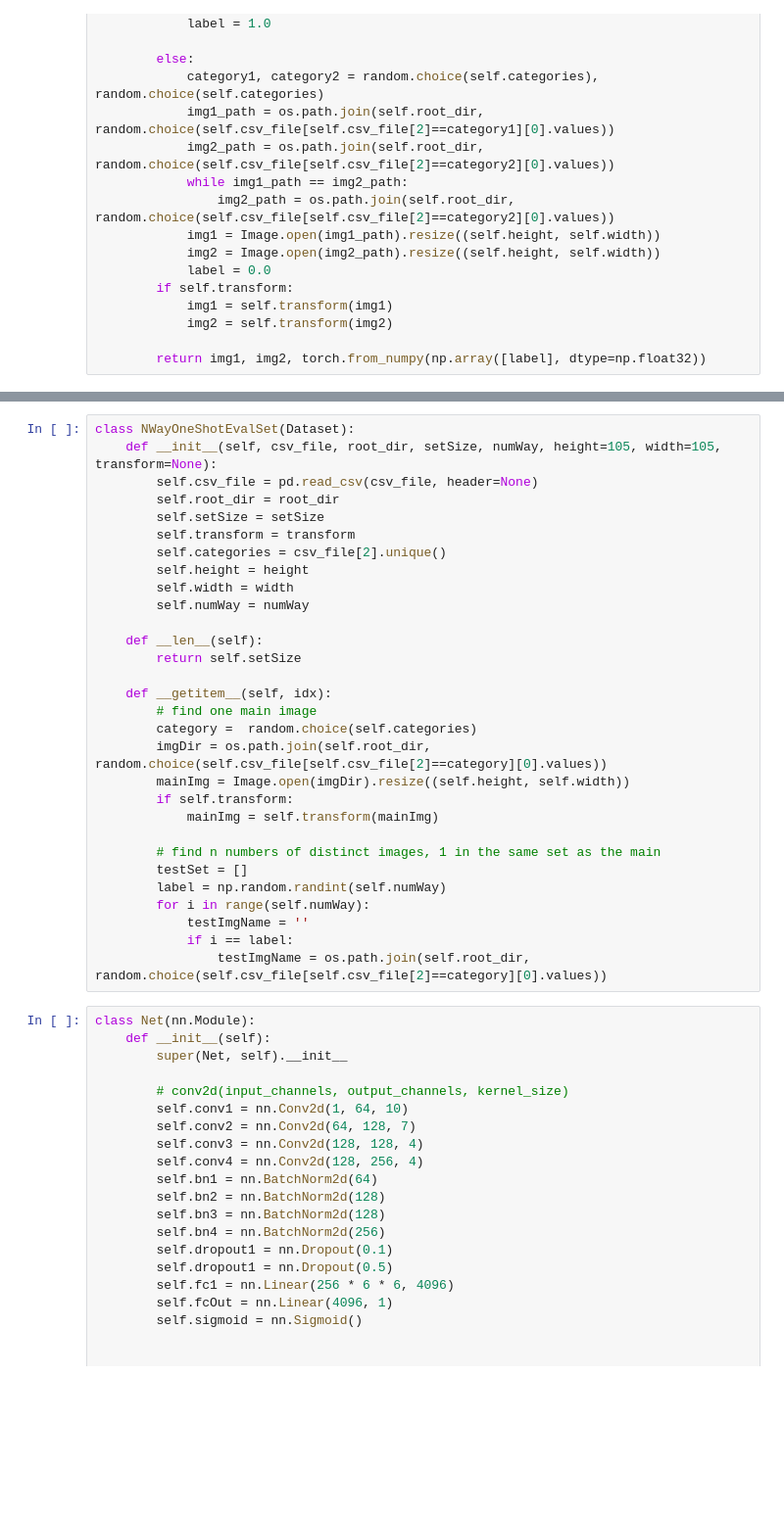
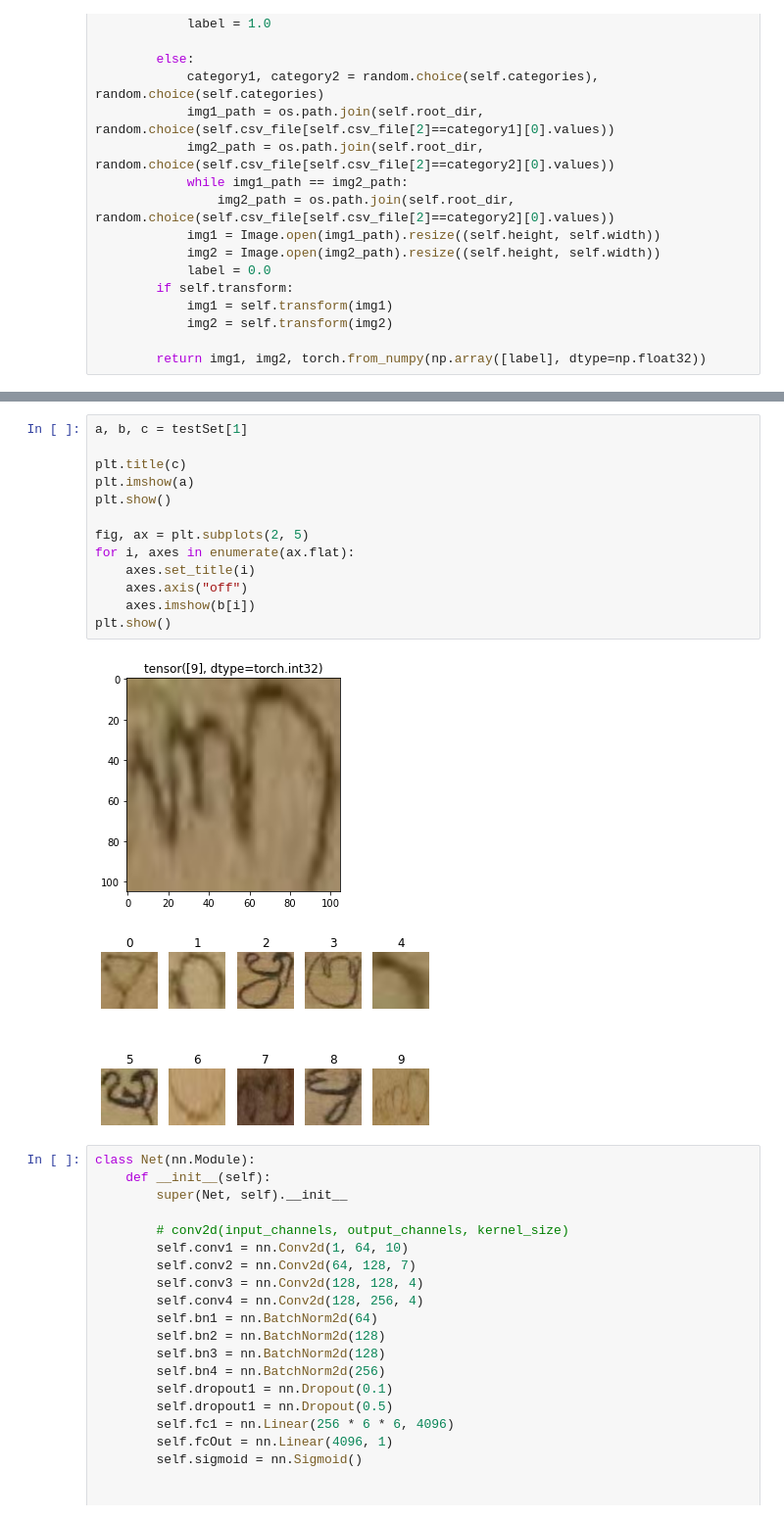
Before and after one commit to mdsatria/aksarabali, a Jupyter notebook: One Shot Learning/oneShotLearning.ipynb, the cells around one changed output, grey strips where cells are left out. Shown: that part at 98% size. Drawn from its saved outputs; the diff is of its cells as text; blank space fills up the shorter version.

```diff
--- a/One Shot Learning/oneShotLearning.ipynb
+++ b/One Shot Learning/oneShotLearning.ipynb
@@ -78,33 +126,19 @@ tensor([0.])
-# %%
-class NWayOneShotEvalSet(Dataset):
-    def __init__(self, csv_file, root_dir, setSize, numWay, height=105, width=105, transform=None):
-        self.csv_file = pd.read_csv(csv_file, header=None)
-        self.root_dir = root_dir
-        self.setSize = setSize
-        self.transform = transform
-        self.categories = csv_file[2].unique()
-        self.height = height
-        self.width = width
-        self.numWay = numWay
-
-    def __len__(self):
-        return self.setSize
-
-    def __getitem__(self, idx):
-        # find one main image
-        category =  random.choice(self.categories)
-        imgDir = os.path.join(self.root_dir, random.choice(self.csv_file[self.csv_file[2]==category][0].values))
-        mainImg = Image.open(imgDir).resize((self.height, self.width))
-        if self.transform:
-            mainImg = self.transform(mainImg)
-
-        # find n numbers of distinct images, 1 in the same set as the main
-        testSet = []
-        label = np.random.randint(self.numWay)
-        for i in range(self.numWay):
-            testImgName = ''
-            if i == label:
-                testImgName = os.path.join(self.root_dir, random.choice(self.csv_file[self.csv_file[2]==category][0].values))
+# %%
+a, b, c = testSet[1]
+
+plt.title(c)
+plt.imshow(a)
+plt.show()
+
+fig, ax = plt.subplots(2, 5)
+for i, axes in enumerate(ax.flat):
+    axes.set_title(i)
+    axes.axis("off")
+    axes.imshow(b[i])
+plt.show()
+# %% [output]
+[figure, added]
+[figure, added]
 # %%
 class Net(nn.Module):
     def __init__(self):
```
Also changed, not shown: parts of 7 cells of this notebook.
